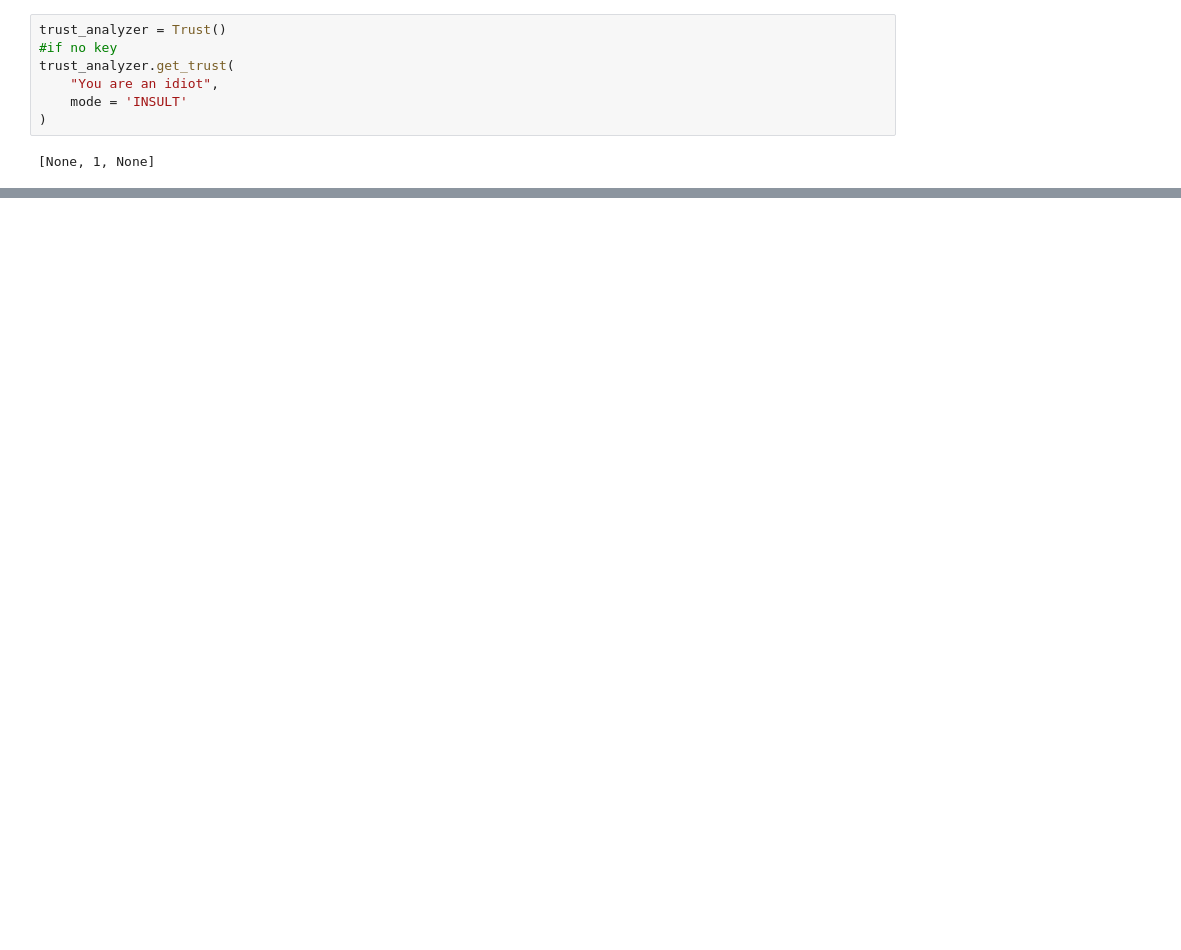
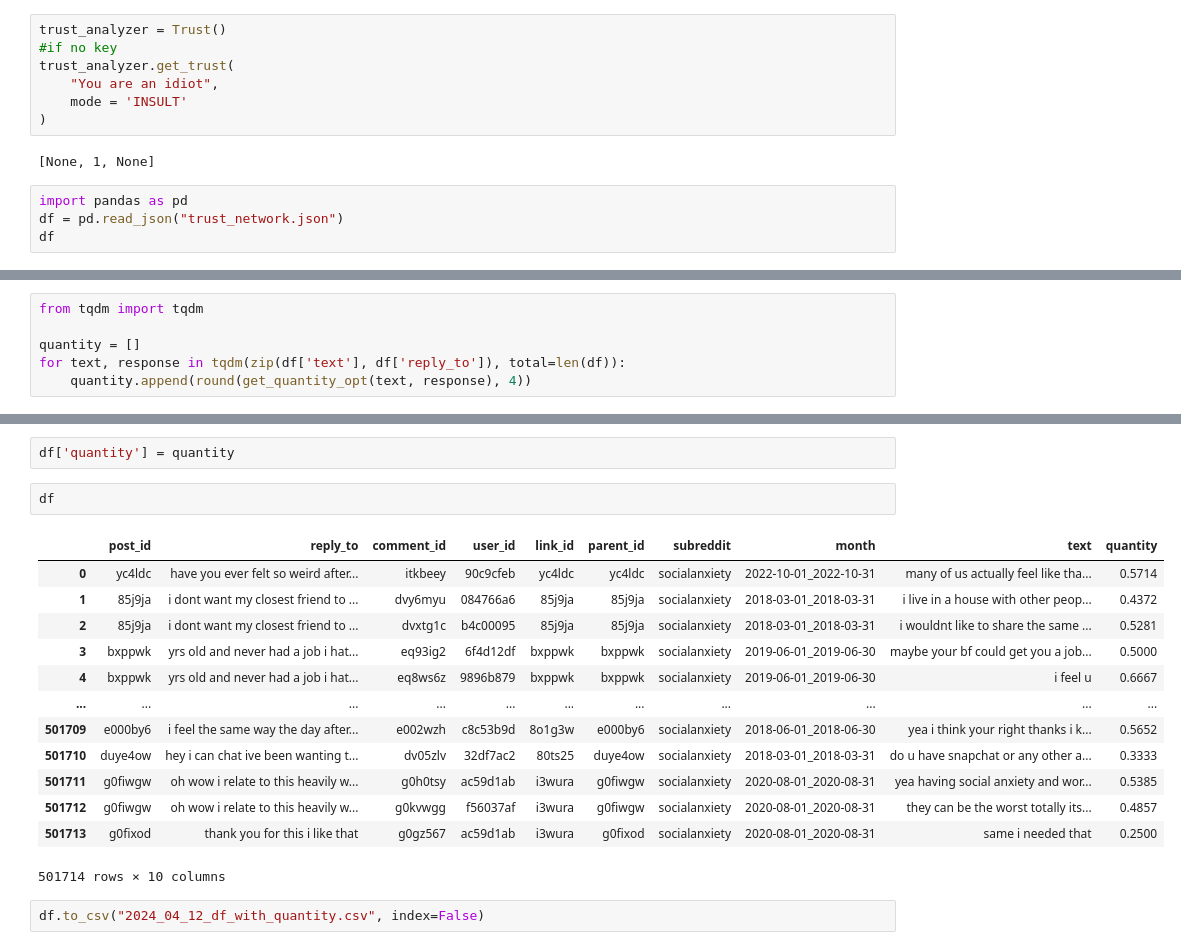
Before and after one commit to simonamazzarino/TETRA, a Jupyter notebook: Trust Library.ipynb, the cells around one changed output, grey strips where cells are left out. Saved outputs shown, nothing was run; the diff lists cells and outputs as text; blank space fills up the shorter version.

```diff
--- a/Trust Library.ipynb
+++ b/Trust Library.ipynb
@@ -52,3 +74,7 @@ trust_analyzer.get_trust(
 )
 # %% [output]
 [None, 1, None]
+# %%
+import pandas as pd
+df = pd.read_json("trust_network.json")
+df
@@ -54,0 +113,6 @@ trust_analyzer.get_trust(
+# %%
+from tqdm import tqdm
+
+quantity = []
+for text, response in tqdm(zip(df['text'], df['reply_to']), total=len(df)):
+    quantity.append(round(get_quantity_opt(text, response), 4))
@@ -54,0 +139,20 @@ trust_analyzer.get_trust(
+# %%
+df['quantity'] = quantity
+# %%
+df
+# %% [output]
+|  | post_id | reply_to | comment_id | user_id | link_id | parent_id | subreddit | month | text | quantity |
+| 0 | yc4ldc | have you ever felt so weird after... | itkbeey | 90c9cfeb | yc4ldc | yc4ldc | socialanxiety | 2022-10-01_2022-10-31 | many of us actually feel like tha... | 0.5714 |
+| 1 | 85j9ja | i dont want my closest friend to ... | dvy6myu | 084766a6 | 85j9ja | 85j9ja | socialanxiety | 2018-03-01_2018-03-31 | i live in a house with other peop... | 0.4372 |
+| 2 | 85j9ja | i dont want my closest friend to ... | dvxtg1c | b4c00095 | 85j9ja | 85j9ja | socialanxiety | 2018-03-01_2018-03-31 | i wouldnt like to share the same ... | 0.5281 |
+| 3 | bxppwk | yrs old and never had a job i hat... | eq93ig2 | 6f4d12df | bxppwk | bxppwk | socialanxiety | 2019-06-01_2019-06-30 | maybe your bf could get you a job... | 0.5000 |
+| 4 | bxppwk | yrs old and never had a job i hat... | eq8ws6z | 9896b879 | bxppwk | bxppwk | socialanxiety | 2019-06-01_2019-06-30 | i feel u | 0.6667 |
+| ... | ... | ... | ... | ... | ... | ... | ... | ... | ... | ... |
+| 501709 | e000by6 | i feel the same way the day after... | e002wzh | c8c53b9d | 8o1g3w | e000by6 | socialanxiety | 2018-06-01_2018-06-30 | yea i think your right thanks i k... | 0.5652 |
+| 501710 | duye4ow | hey i can chat ive been wanting t... | dv05zlv | 32df7ac2 | 80ts25 | duye4ow | socialanxiety | 2018-03-01_2018-03-31 | do u have snapchat or any other a... | 0.3333 |
+| 501711 | g0fiwgw | oh wow i relate to this heavily w... | g0h0tsy | ac59d1ab | i3wura | g0fiwgw | socialanxiety | 2020-08-01_2020-08-31 | yea having social anxiety and wor... | 0.5385 |
+| 501712 | g0fiwgw | oh wow i relate to this heavily w... | g0kvwgg | f56037af | i3wura | g0fiwgw | socialanxiety | 2020-08-01_2020-08-31 | they can be the worst totally its... | 0.4857 |
+| 501713 | g0fixod | thank you for this i like that | g0gz567 | ac59d1ab | i3wura | g0fixod | socialanxiety | 2020-08-01_2020-08-31 | same i needed that | 0.2500 |
+501714 rows × 10 columns
+# %%
+df.to_csv("2024_04_12_df_with_quantity.csv", index=False)
```
Also changed, not shown: parts of 14 cells of this notebook, 3 other files.
